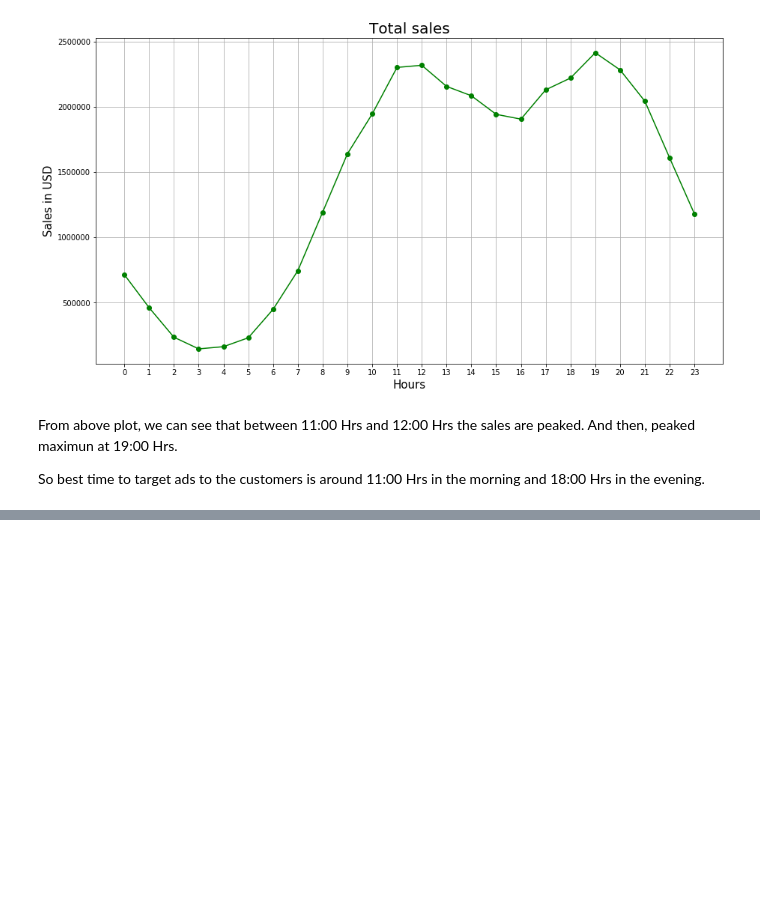
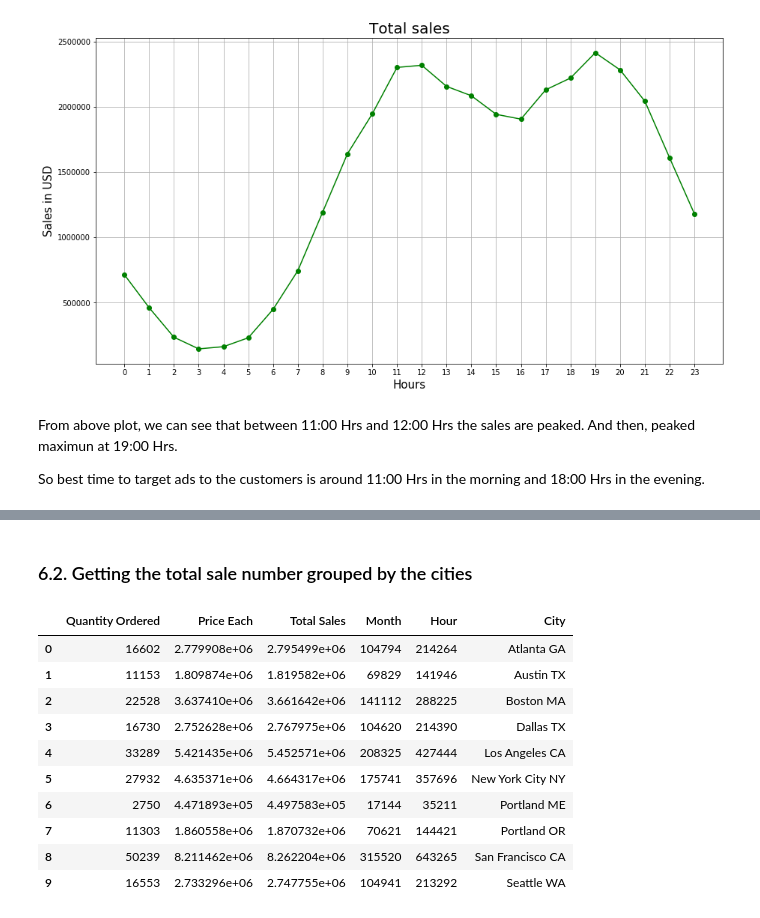
Before and after one commit to shivpalsinhrana/sales-analytics, a Jupyter notebook: Sales_Analytics.ipynb, the cells around one changed output, grey strips where cells are left out. Cells and saved outputs as stored; diff of their text form; code cells hidden in the pictures; blank space fills up the shorter version.

```diff
--- a/Sales_Analytics.ipynb
+++ b/Sales_Analytics.ipynb
@@ -432,0 +481,19 @@ So best time to target ads to the customers is around 11:00 Hrs in the morning a
+# %% [markdown]
+### 6.2. Getting the total sale number grouped by the cities
+# %%
+city_sales = df.groupby('City').sum()
+city_sales['City'] = city_sales.index
+city_sales.reset_index(drop=True, inplace=True)
+city_sales
+# %% [output]
+|  | Quantity Ordered | Price Each | Total Sales | Month | Hour | City |
+| 0 | 16602 | 2.779908e+06 | 2.795499e+06 | 104794 | 214264 | Atlanta GA |
+| 1 | 11153 | 1.809874e+06 | 1.819582e+06 | 69829 | 141946 | Austin TX |
+| 2 | 22528 | 3.637410e+06 | 3.661642e+06 | 141112 | 288225 | Boston MA |
+| 3 | 16730 | 2.752628e+06 | 2.767975e+06 | 104620 | 214390 | Dallas TX |
+| 4 | 33289 | 5.421435e+06 | 5.452571e+06 | 208325 | 427444 | Los Angeles CA |
+| 5 | 27932 | 4.635371e+06 | 4.664317e+06 | 175741 | 357696 | New York City NY |
+| 6 | 2750 | 4.471893e+05 | 4.497583e+05 | 17144 | 35211 | Portland ME |
+| 7 | 11303 | 1.860558e+06 | 1.870732e+06 | 70621 | 144421 | Portland OR |
+| 8 | 50239 | 8.211462e+06 | 8.262204e+06 | 315520 | 643265 | San Francisco CA |
+| 9 | 16553 | 2.733296e+06 | 2.747755e+06 | 104941 | 213292 | Seattle WA |
```
Also changed, not shown: parts of 38 cells of this notebook.
